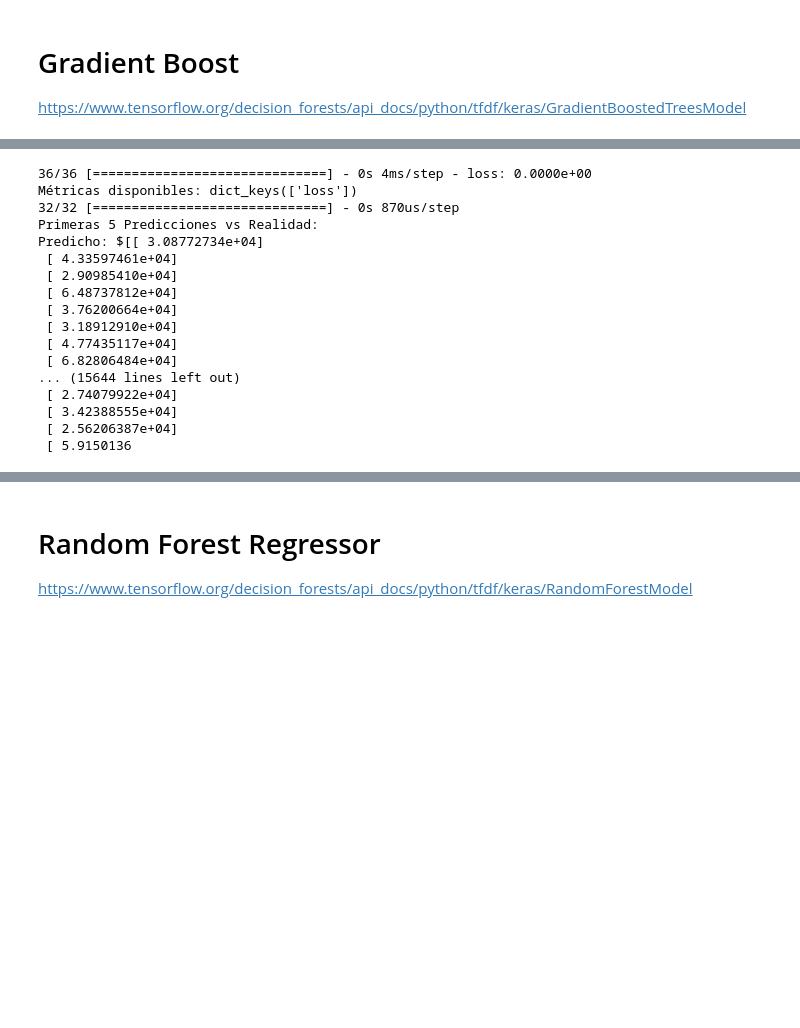
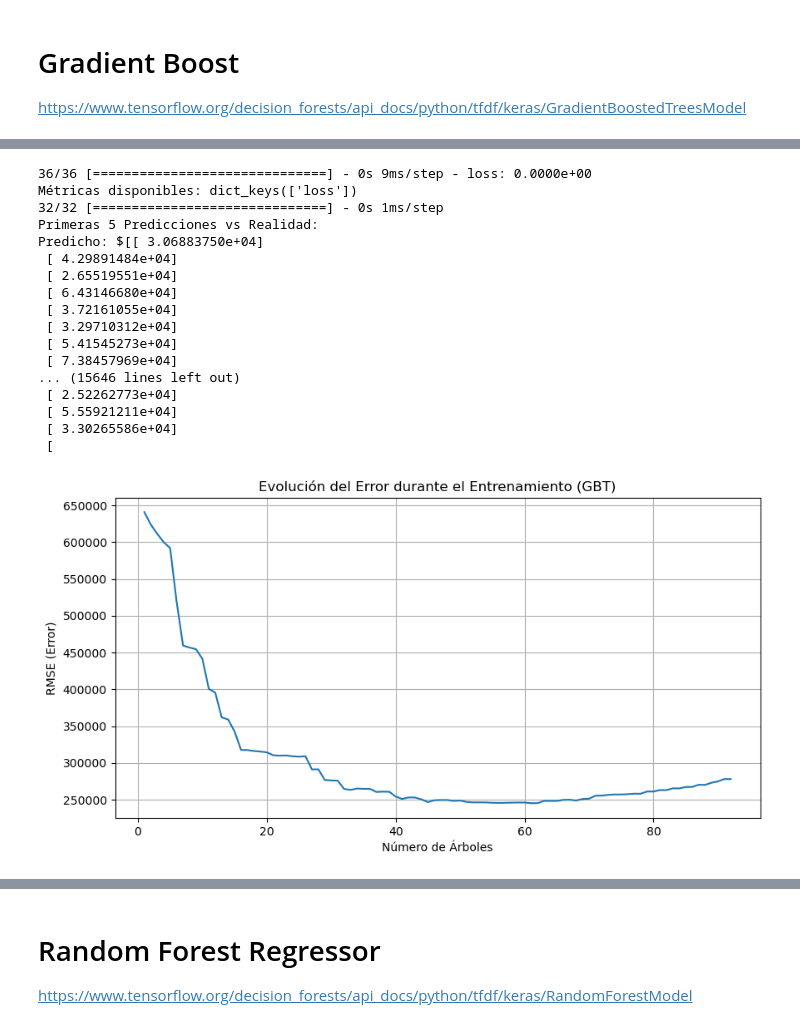
Before and after one commit to branxeto/TareaDataSciene, a Jupyter notebook: Model.ipynb, the cells around one changed output, grey strips where cells are left out. Cells and saved outputs as stored; diff of their text form; code cells hidden in the pictures; blank space fills up the shorter version.

Commit message:
Datos finales

```diff
--- a/Model.ipynb
+++ b/Model.ipynb
@@ -23,7 +23,7 @@ Built with CUDA: True
 # %% [markdown]
 # Analisis exploratorio de los datos
 # %%
-df = pd.read_csv('Datos/santiago_final_con_vuelos.csv')
+df = pd.read_csv('Datos/santiago_final_corregido.csv')
 df = df.dropna(subset=['price'])
 df = df.drop(['id'], axis = 1)
 
@@ -262,20 +244,32 @@ for features, labels in test_df:
     rmse_manual = np.sqrt(np.mean((preds.flatten() - labels.numpy())**2))
     print(f"\nRMSE Manual del lote: ${rmse_manual:,.0f}")
 # %% [output]
-36/36 [==============================] - 0s 4ms/step - loss: 0.0000e+00
+36/36 [==============================] - 0s 9ms/step - loss: 0.0000e+00
 Métricas disponibles: dict_keys(['loss'])
-32/32 [==============================] - 0s 870us/step
+32/32 [==============================] - 0s 1ms/step
 Primeras 5 Predicciones vs Realidad:
-Predicho: $[[ 3.08772734e+04]
- [ 4.33597461e+04]
- [ 2.90985410e+04]
- [ 6.48737812e+04]
- [ 3.76200664e+04]
- [ 3.18912910e+04]
- [ 4.77435117e+04]
- [ 6.82806484e+04]
-... (15644 lines left out)
- [ 2.74079922e+04]
- [ 3.42388555e+04]
- [ 2.56206387e+04]
- [ 5.9150136
+Predicho: $[[ 3.06883750e+04]
+ [ 4.29891484e+04]
+ [ 2.65519551e+04]
+ [ 6.43146680e+04]
+ [ 3.72161055e+04]
+ [ 3.29710312e+04]
+ [ 5.41545273e+04]
+ [ 7.38457969e+04]
+... (15646 lines left out)
+ [ 2.52262773e+04]
+ [ 5.55921211e+04]
+ [ 3.30265586e+04]
+ [
+# %%
+logs = model.make_inspector().training_logs()
+
+plt.figure(figsize=(10, 5))
+plt.plot([log.num_trees for log in logs], [log.evaluation.rmse for log in logs])
+plt.xlabel("Número de Árboles")
+plt.ylabel("RMSE (Error)")
+plt.title("Evolución del Error durante el Entrenamiento (GBT)")
+plt.grid(True)
+plt.show()
+# %% [output]
+[figure, added]
```
Also changed, not shown: parts of 2 cells of this notebook.
